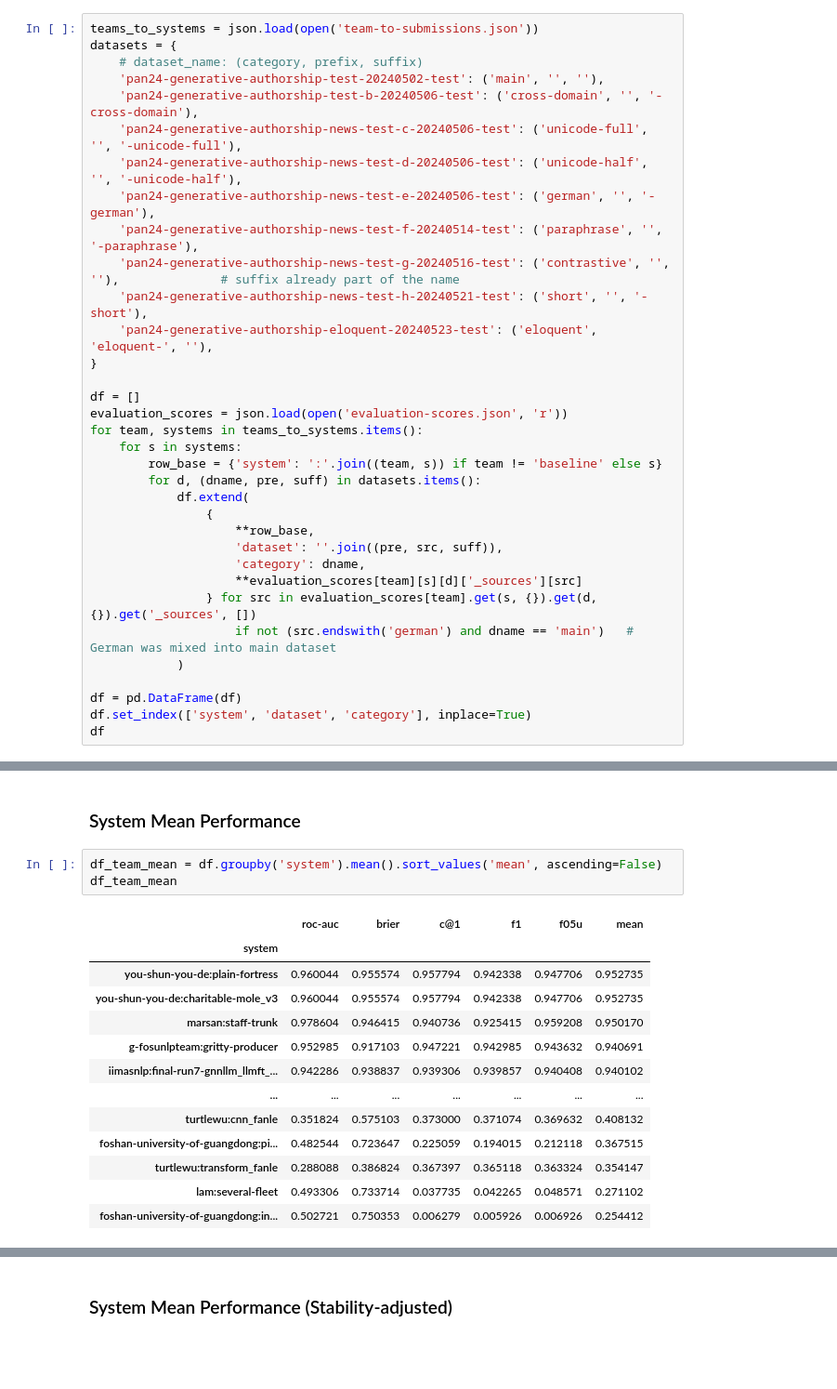
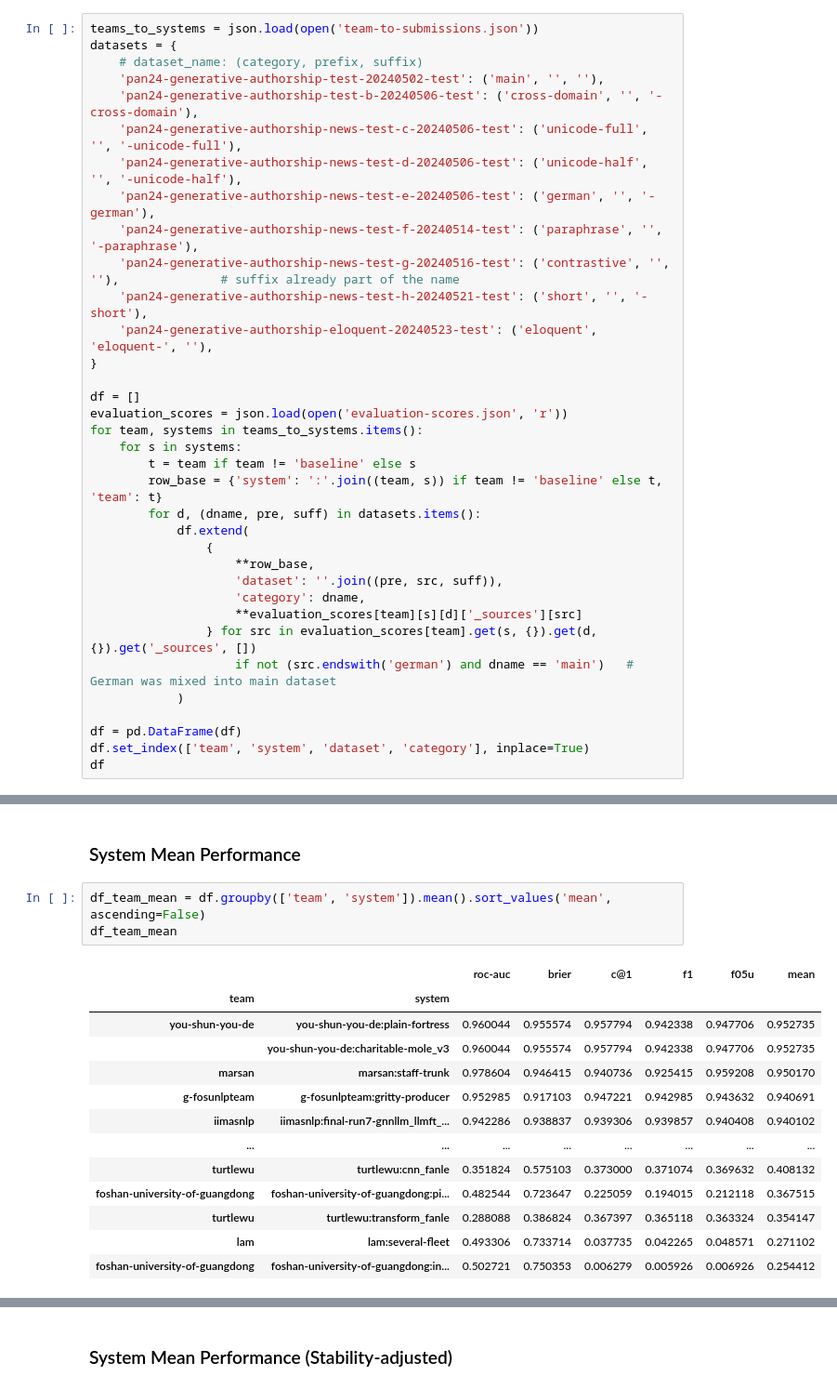
Before and after one commit to pan-webis-de/pan24-generative-ai-authorship-verification, a Jupyter notebook: pan24_task_eval/pan24-generative-authorship-evaluation.ipynb, the cells around one changed output, grey strips where cells are left out. Shown at 93% size. Saved outputs shown, nothing was run; the diff lists cells and outputs as text; blank space fills up the shorter version.

```diff
--- a/pan24_task_eval/pan24-generative-authorship-evaluation.ipynb
+++ b/pan24_task_eval/pan24-generative-authorship-evaluation.ipynb
@@ -22,7 +22,8 @@ df = []
 evaluation_scores = json.load(open('evaluation-scores.json', 'r'))
 for team, systems in teams_to_systems.items():
     for s in systems:
-        row_base = {'system': ':'.join((team, s)) if team != 'baseline' else s}
+        t = team if team != 'baseline' else s
+        row_base = {'system': ':'.join((team, s)) if team != 'baseline' else t, 'team': t}
         for d, (dname, pre, suff) in datasets.items():
             df.extend(
                 {
@@ -35,6 +36,6 @@ for team, systems in teams_to_systems.items():
             )
 
 df = pd.DataFrame(df)
-df.set_index(['system', 'dataset', 'category'], inplace=True)
+df.set_index(['team', 'system', 'dataset', 'category'], inplace=True)
 df
 # %% [output]
@@ -95,22 +96,22 @@ df_team_std
 # %% [markdown]
 ### System Mean Performance
 # %%
-df_team_mean = df.groupby('system').mean().sort_values('mean', ascending=False)
+df_team_mean = df.groupby(['team', 'system']).mean().sort_values('mean', ascending=False)
 df_team_mean
 # %% [output]
-|  | roc-auc | brier | c@1 | f1 | f05u | mean |
-| system |  |  |  |  |  |  |
-| you-shun-you-de:plain-fortress | 0.960044 | 0.955574 | 0.957794 | 0.942338 | 0.947706 | 0.952735 |
-| you-shun-you-de:charitable-mole_v3 | 0.960044 | 0.955574 | 0.957794 | 0.942338 | 0.947706 | 0.952735 |
-| marsan:staff-trunk | 0.978604 | 0.946415 | 0.940736 | 0.925415 | 0.959208 | 0.950170 |
-| g-fosunlpteam:gritty-producer | 0.952985 | 0.917103 | 0.947221 | 0.942985 | 0.943632 | 0.940691 |
-| iimasnlp:final-run7-gnnllm_llmft_... | 0.942286 | 0.938837 | 0.939306 | 0.939857 | 0.940408 | 0.940102 |
-| ... | ... | ... | ... | ... | ... | ... |
-| turtlewu:cnn_fanle | 0.351824 | 0.575103 | 0.373000 | 0.371074 | 0.369632 | 0.408132 |
-| foshan-university-of-guangdong:pi... | 0.482544 | 0.723647 | 0.225059 | 0.194015 | 0.212118 | 0.367515 |
-| turtlewu:transform_fanle | 0.288088 | 0.386824 | 0.367397 | 0.365118 | 0.363324 | 0.354147 |
-| lam:several-fleet | 0.493306 | 0.733714 | 0.037735 | 0.042265 | 0.048571 | 0.271102 |
-| foshan-university-of-guangdong:in... | 0.502721 | 0.750353 | 0.006279 | 0.005926 | 0.006926 | 0.254412 |
+|  |  | roc-auc | brier | c@1 | f1 | f05u | mean |
+| team | system |  |  |  |  |  |  |
+| you-shun-you-de | you-shun-you-de:plain-fortress | 0.960044 | 0.955574 | 0.957794 | 0.942338 | 0.947706 | 0.952735 |
+|  | you-shun-you-de:charitable-mole_v3 | 0.960044 | 0.955574 | 0.957794 | 0.942338 | 0.947706 | 0.952735 |
+| marsan | marsan:staff-trunk | 0.978604 | 0.946415 | 0.940736 | 0.925415 | 0.959208 | 0.950170 |
+| g-fosunlpteam | g-fosunlpteam:gritty-producer | 0.952985 | 0.917103 | 0.947221 | 0.942985 | 0.943632 | 0.940691 |
+| iimasnlp | iimasnlp:final-run7-gnnllm_llmft_... | 0.942286 | 0.938837 | 0.939306 | 0.939857 | 0.940408 | 0.940102 |
+| ... | ... | ... | ... | ... | ... | ... | ... |
+| turtlewu | turtlewu:cnn_fanle | 0.351824 | 0.575103 | 0.373000 | 0.371074 | 0.369632 | 0.408132 |
+| foshan-university-of-guangdong | foshan-university-of-guangdong:pi... | 0.482544 | 0.723647 | 0.225059 | 0.194015 | 0.212118 | 0.367515 |
+| turtlewu | turtlewu:transform_fanle | 0.288088 | 0.386824 | 0.367397 | 0.365118 | 0.363324 | 0.354147 |
+| lam | lam:several-fleet | 0.493306 | 0.733714 | 0.037735 | 0.042265 | 0.048571 | 0.271102 |
+| foshan-university-of-guangdong | foshan-university-of-guangdong:in... | 0.502721 | 0.750353 | 0.006279 | 0.005926 | 0.006926 | 0.254412 |
 103 rows × 6 columns
 # %% [markdown]
 ### System Mean Performance (Stability-adjusted)
```
Also changed, not shown: parts of 5 cells of this notebook.
